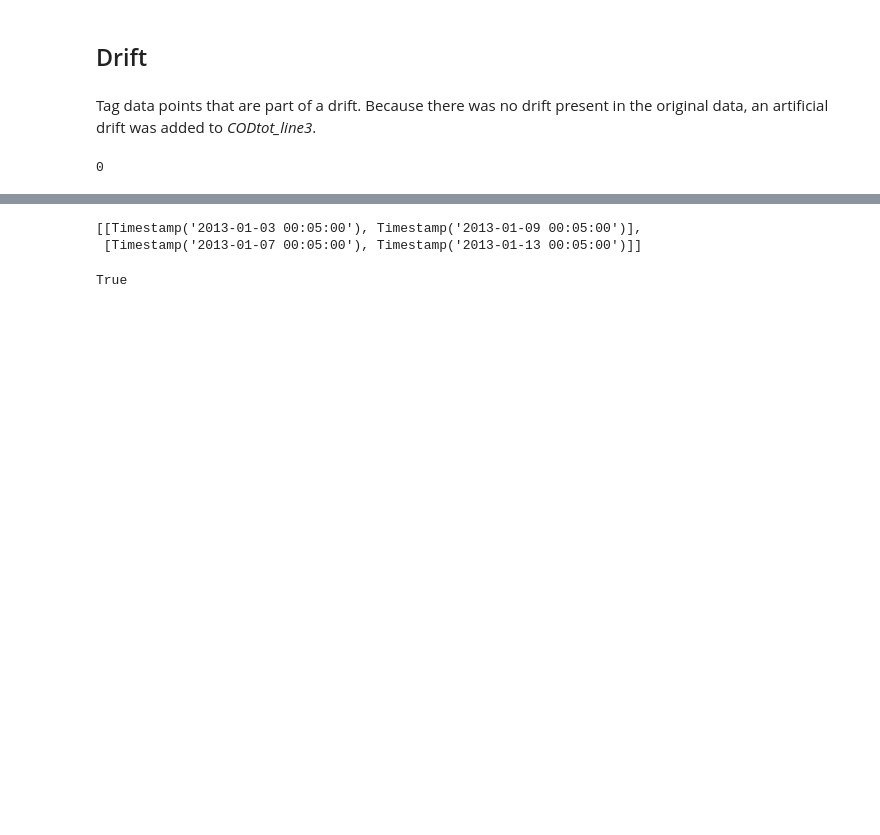
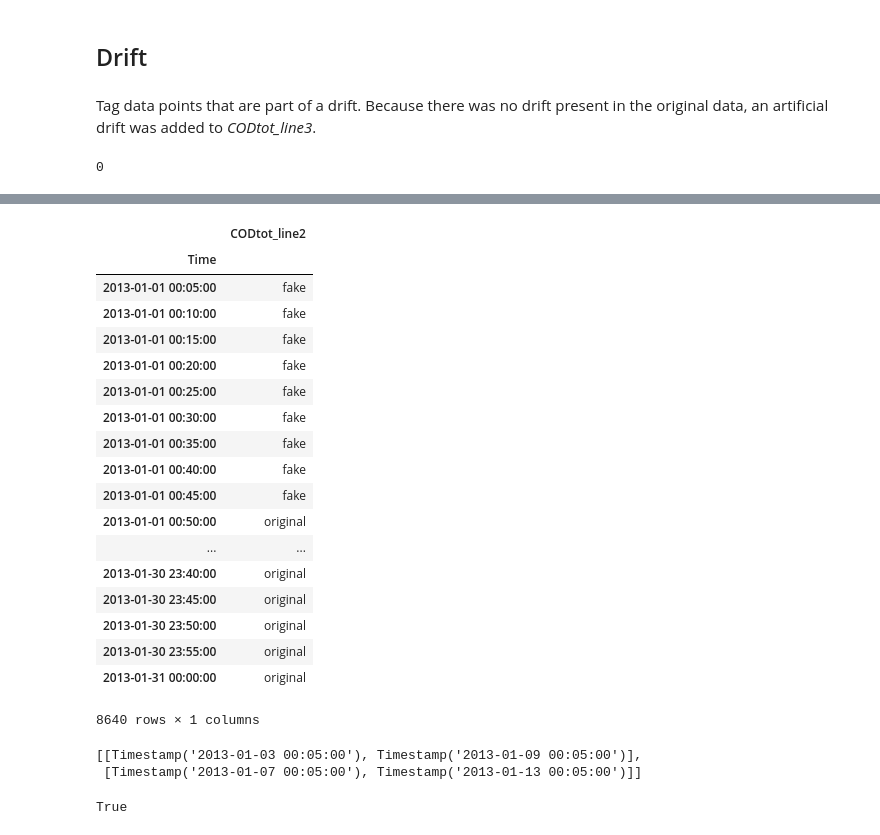
Before and after one commit to UGentBiomath/wwdata, a Jupyter notebook: Showcase_OnlineSensorBased.ipynb, the cells around one changed output, grey strips where cells are left out. Drawn from its saved outputs; the diff is of its cells as text; code cells hidden in the pictures; blank space fills up the shorter version.

```diff
--- a/Showcase_OnlineSensorBased.ipynb
+++ b/Showcase_OnlineSensorBased.ipynb
@@ -150,5 +156,25 @@ No drift detected
 # %%
-dataset.time_unit
+dataset.meta_valid
+# %% [output]
+|  | CODtot_line2 |
+| Time |  |
+| 2013-01-01 00:05:00 | fake |
+| 2013-01-01 00:10:00 | fake |
+| 2013-01-01 00:15:00 | fake |
+| 2013-01-01 00:20:00 | fake |
+| 2013-01-01 00:25:00 | fake |
+| 2013-01-01 00:30:00 | fake |
+| 2013-01-01 00:35:00 | fake |
+| 2013-01-01 00:40:00 | fake |
+| 2013-01-01 00:45:00 | fake |
+| 2013-01-01 00:50:00 | original |
+| ... | ... |
+| 2013-01-30 23:40:00 | original |
+| 2013-01-30 23:45:00 | original |
+| 2013-01-30 23:50:00 | original |
+| 2013-01-30 23:55:00 | original |
+| 2013-01-31 00:00:00 | original |
+8640 rows × 1 columns
 # %%
 dataset.drift_periods
 # %% [output]
```
Also changed, not shown: parts of 4 cells of this notebook, 1 other file.
